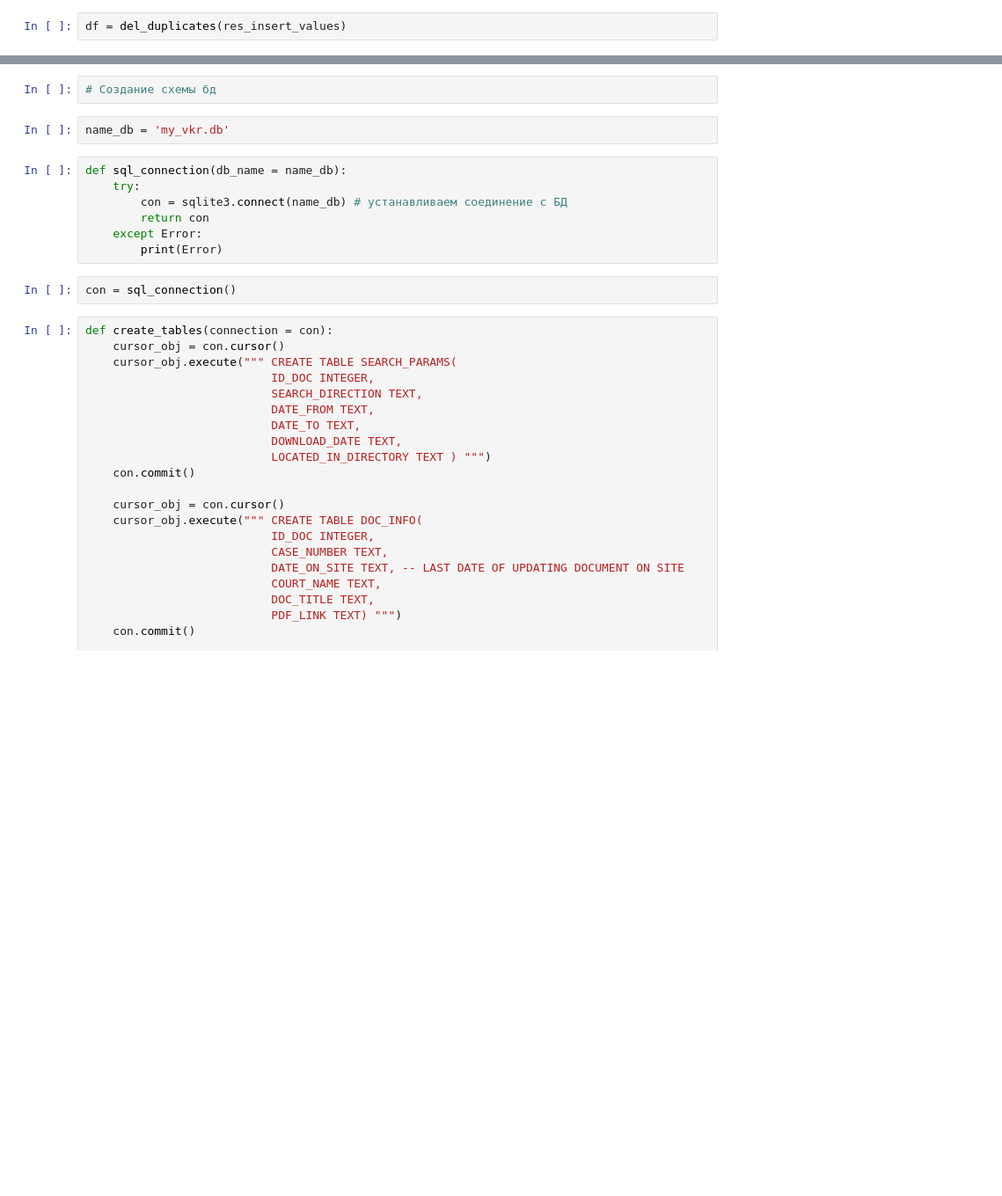
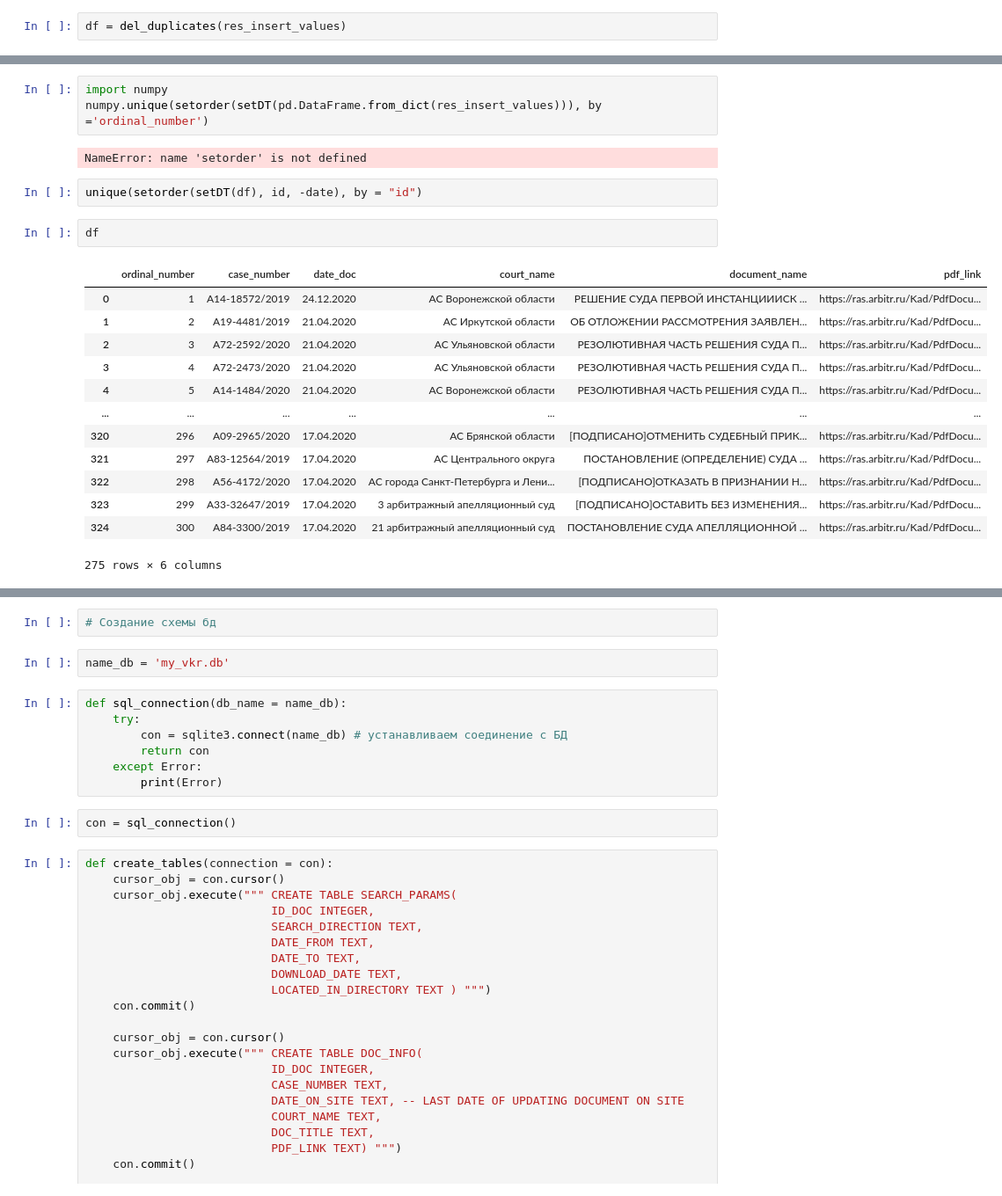
Before and after one commit to Snikers1/Diplom, a Jupyter notebook: without_unuseful.ipynb, the cells around one changed output, grey strips where cells are left out. Shown at 88% size. Drawn from its saved outputs; the diff is of its cells as text; blank space fills up the shorter version.

```diff
--- a/without_unuseful.ipynb
+++ b/without_unuseful.ipynb
@@ -415,0 +500,23 @@ df
+# %%
+import numpy
+numpy.unique(setorder(setDT(pd.DataFrame.from_dict(res_insert_values))), by ='ordinal_number')
+# %% [output]
+NameError: name 'setorder' is not defined
+# %%
+unique(setorder(setDT(df), id, -date), by = "id")
+# %%
+df
+# %% [output]
+|  | ordinal_number | case_number | date_doc | court_name | document_name | pdf_link |
+| 0 | 1 | А14-18572/2019 | 24.12.2020 | АС Воронежской области | РЕШЕНИЕ СУДА ПЕРВОЙ ИНСТАНЦИИИСК ... | https://ras.arbitr.ru/Kad/PdfDocu... |
+| 1 | 2 | А19-4481/2019 | 21.04.2020 | АС Иркутской области | ОБ ОТЛОЖЕНИИ РАССМОТРЕНИЯ ЗАЯВЛЕН... | https://ras.arbitr.ru/Kad/PdfDocu... |
+| 2 | 3 | А72-2592/2020 | 21.04.2020 | АС Ульяновской области | РЕЗОЛЮТИВНАЯ ЧАСТЬ РЕШЕНИЯ СУДА П... | https://ras.arbitr.ru/Kad/PdfDocu... |
+| 3 | 4 | А72-2473/2020 | 21.04.2020 | АС Ульяновской области | РЕЗОЛЮТИВНАЯ ЧАСТЬ РЕШЕНИЯ СУДА П... | https://ras.arbitr.ru/Kad/PdfDocu... |
+| 4 | 5 | А14-1484/2020 | 21.04.2020 | АС Воронежской области | РЕЗОЛЮТИВНАЯ ЧАСТЬ РЕШЕНИЯ СУДА П... | https://ras.arbitr.ru/Kad/PdfDocu... |
+| ... | ... | ... | ... | ... | ... | ... |
+| 320 | 296 | А09-2965/2020 | 17.04.2020 | АС Брянской области | [ПОДПИСАНО]ОТМЕНИТЬ СУДЕБНЫЙ ПРИК... | https://ras.arbitr.ru/Kad/PdfDocu... |
+| 321 | 297 | А83-12564/2019 | 17.04.2020 | АС Центрального округа | ПОСТАНОВЛЕНИЕ (ОПРЕДЕЛЕНИЕ) СУДА ... | https://ras.arbitr.ru/Kad/PdfDocu... |
+| 322 | 298 | А56-4172/2020 | 17.04.2020 | АС города Санкт-Петербурга и Лени... | [ПОДПИСАНО]ОТКАЗАТЬ В ПРИЗНАНИИ Н... | https://ras.arbitr.ru/Kad/PdfDocu... |
+| 323 | 299 | А33-32647/2019 | 17.04.2020 | 3 арбитражный апелляционный суд | [ПОДПИСАНО]ОСТАВИТЬ БЕЗ ИЗМЕНЕНИЯ... | https://ras.arbitr.ru/Kad/PdfDocu... |
+| 324 | 300 | А84-3300/2019 | 17.04.2020 | 21 арбитражный апелляционный суд | ПОСТАНОВЛЕНИЕ СУДА АПЕЛЛЯЦИОННОЙ ... | https://ras.arbitr.ru/Kad/PdfDocu... |
+275 rows × 6 columns
```
Also changed, not shown: parts of 13 cells of this notebook.
